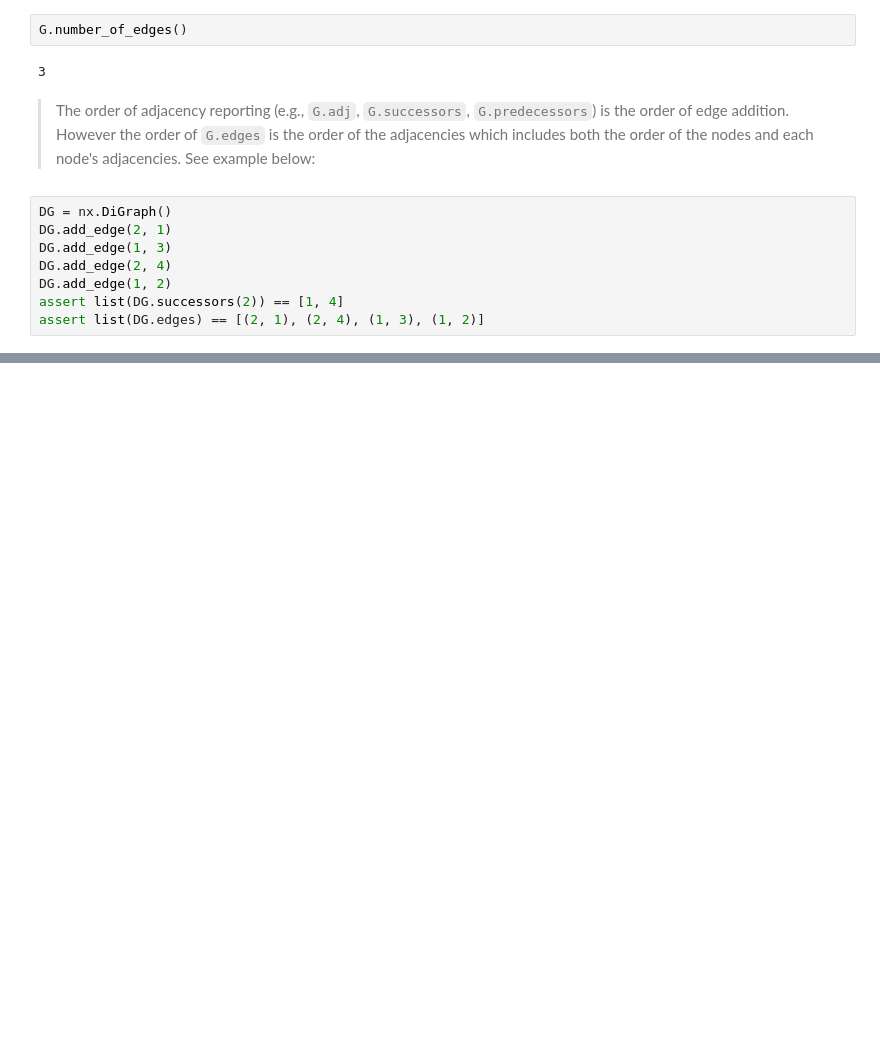
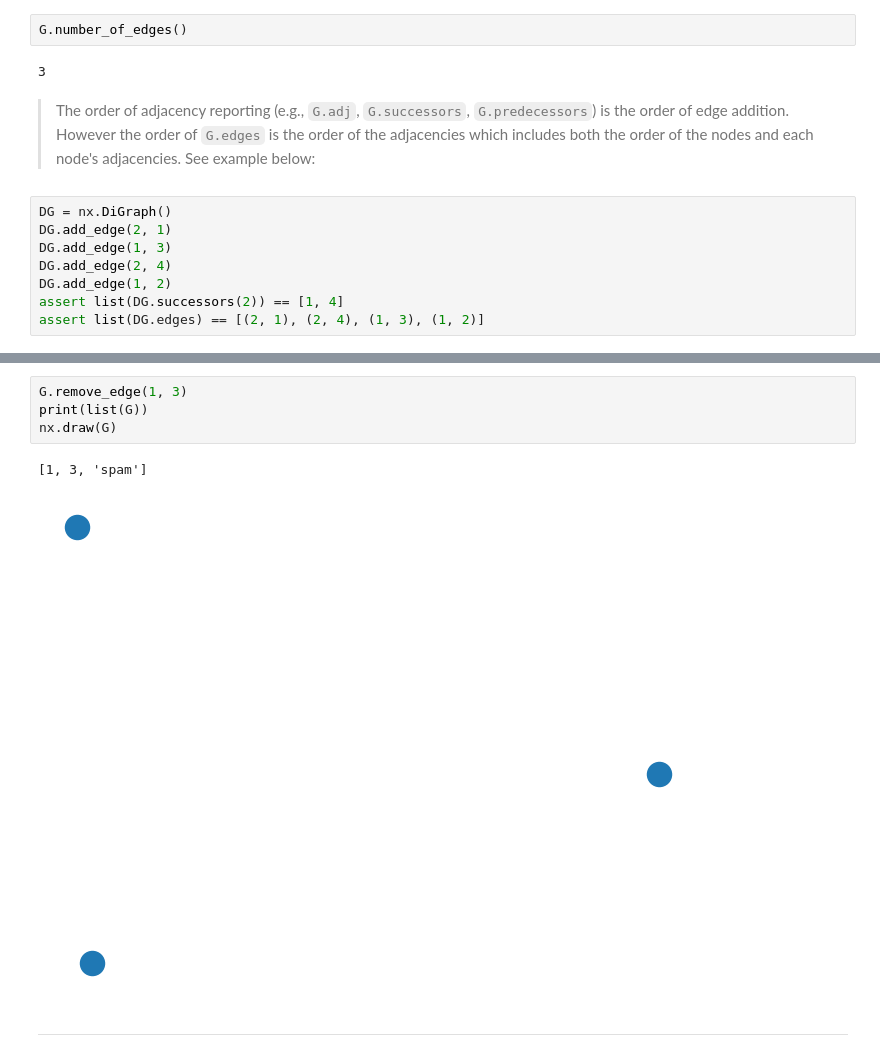
Before and after one commit to atseewal/NetworkX-Tutorial, a Jupyter notebook: NetworkX-Tutorial.ipynb, the cells around one changed output, grey strips where cells are left out. Saved outputs shown, nothing was run; the diff lists cells and outputs as text; blank space fills up the shorter version.

```diff
--- a/NetworkX-Tutorial.ipynb
+++ b/NetworkX-Tutorial.ipynb
@@ -126,0 +176,9 @@ assert list(DG.edges) == [(2, 1), (2, 4), (1, 3), (1, 2)]
+# %%
+G.remove_edge(1, 3)
+print(list(G))
+nx.draw(G)
+# %% [output]
+[1, 3, 'spam']
+[figure, added]
+# %% [markdown]
+---
```
Also changed, not shown: parts of 14 cells of this notebook.
